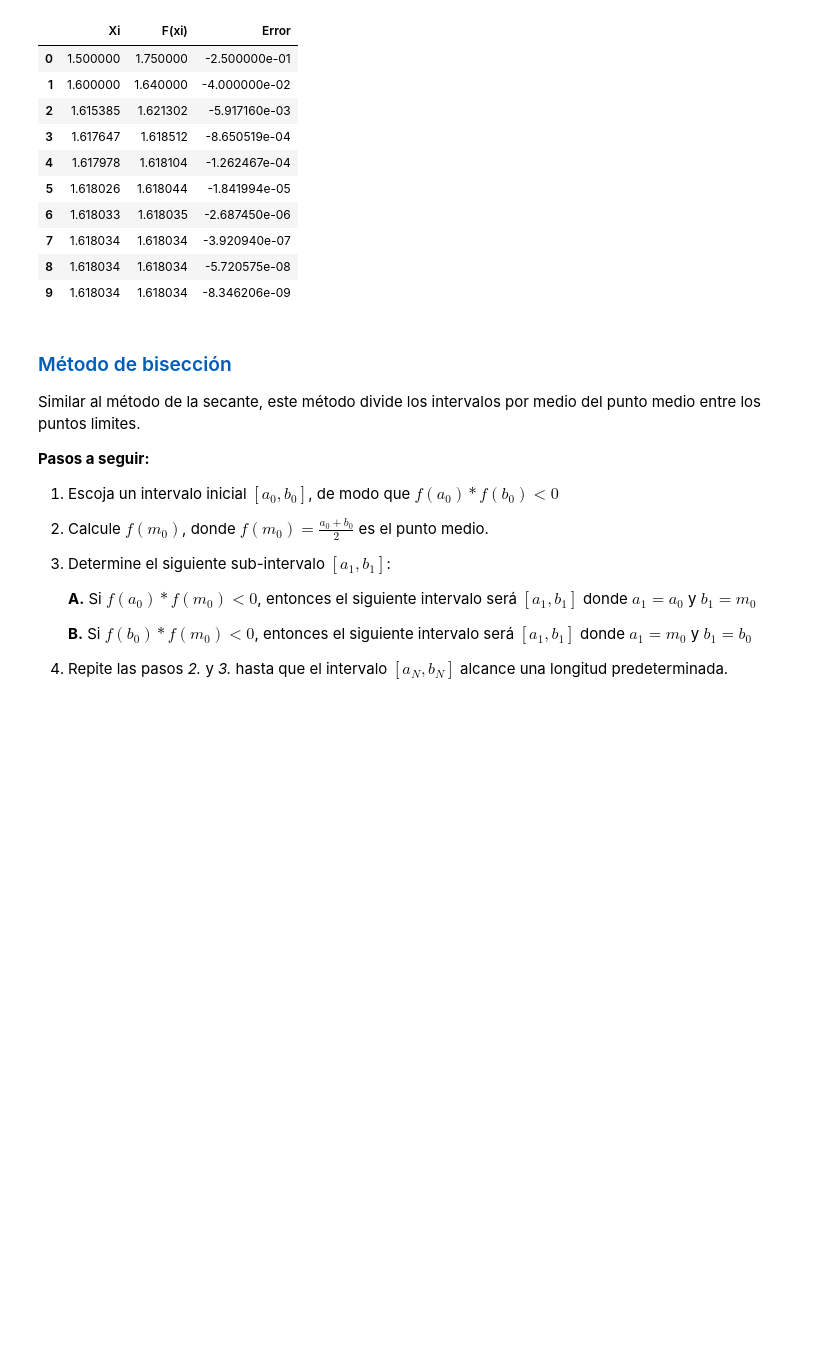
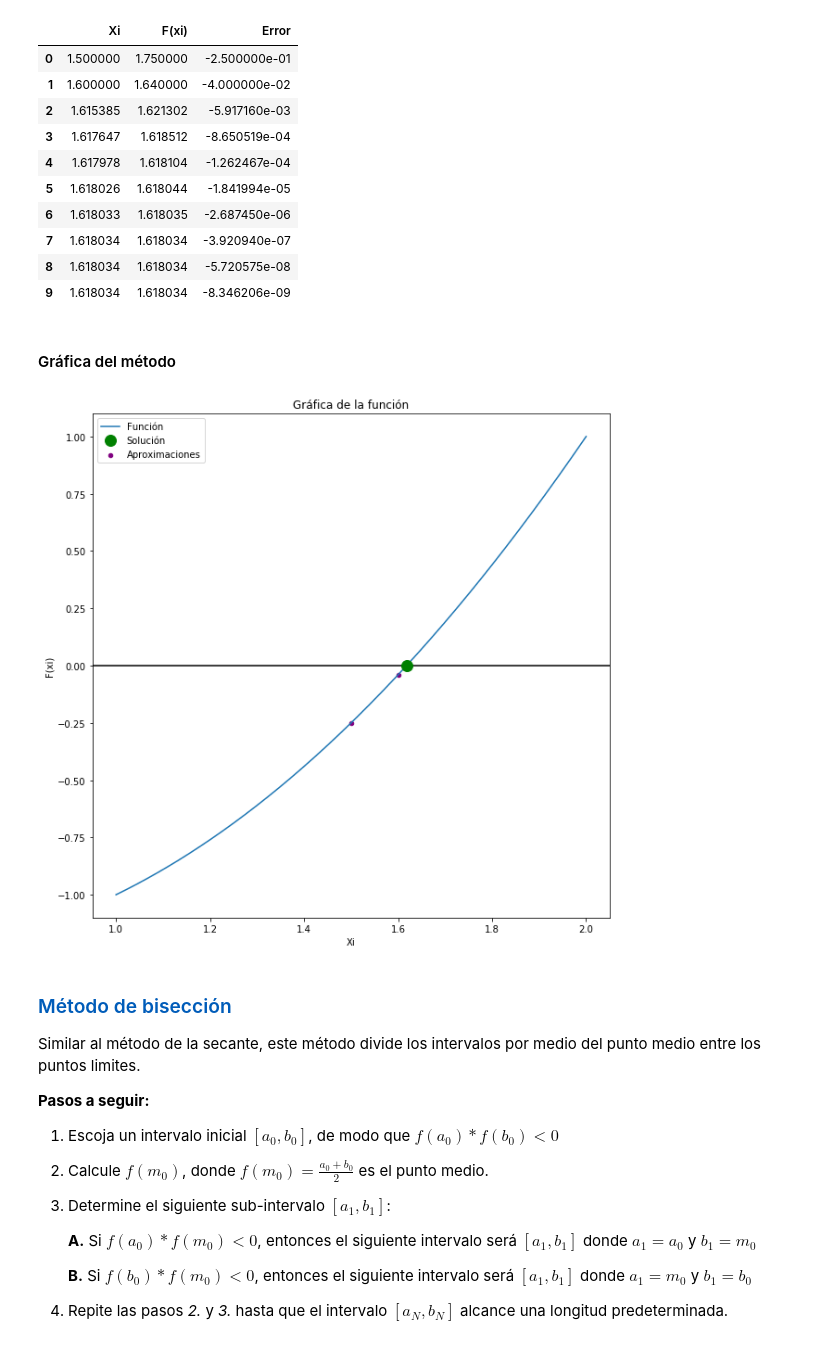
Before and after one commit to dfzunigah/numerical_methods, a Jupyter notebook: 1 - Rootfinding_methods.ipynb, the cells around one changed output. Saved outputs shown, nothing was run; the diff lists cells and outputs as text; code cells hidden in the pictures; blank space fills up the shorter version.

```diff
--- a/1 - Rootfinding_methods.ipynb
+++ b/1 - Rootfinding_methods.ipynb
@@ -305,8 +306,9 @@ def secant(f, a, b, N):
 #### Ejemplo de uso del algoritmo
 # %%
 func3 = lambda x: x**2 - x - 1
+A3, B3 = 1, 2
 
-sol3, Xi3, error3 = secant(func3, 1, 2, 10)
+sol3, Xi3, error3 = secant(func3, A3, B3, 10)
 tabs3 = doublepoint_table(func3, Xi3, error3)
 tabs3
 # %% [output]
@@ -322,6 +324,12 @@ La mejor aproximación es:  1.6180339882053252
 | 7 | 1.618034 | 1.618034 | -3.920940e-07 |
 | 8 | 1.618034 | 1.618034 | -5.720575e-08 |
 | 9 | 1.618034 | 1.618034 | -8.346206e-09 |
+# %% [markdown]
+#### Gráfica del método
+# %%
+doublepoint_plot(func3, tabs3, A3, B3, sol3)
+# %% [output]
+[figure, added]
 # %% [markdown]
 <h3><span style="color:#005cb9">Método de bisección</span></h3>
 
```
Also changed, not shown: parts of 13 cells of this notebook, 2 other files.
